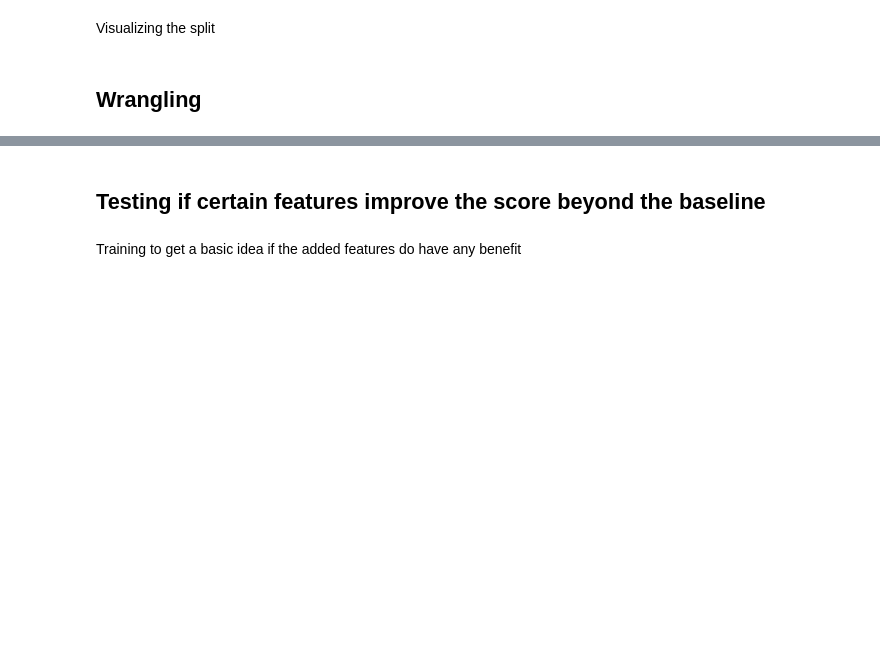
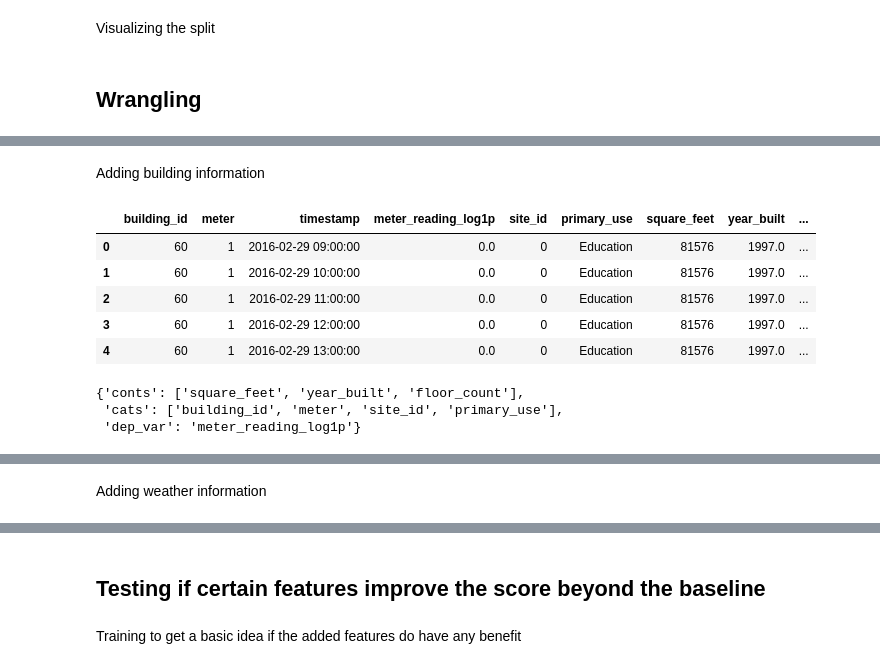
Before and after one commit to eschmidt42/ashrae, a Jupyter notebook: nbs/02_preprocessing.ipynb, the cells around one changed output, grey strips where cells are left out. Drawn from its saved outputs; the diff is of its cells as text; code cells hidden in the pictures; blank space fills up the shorter version.

```diff
--- a/nbs/02_preprocessing.ipynb
+++ b/nbs/02_preprocessing.ipynb
@@ -549,0 +680,2 @@ df, var_names = process(train.copy(),
+# %% [markdown]
+Adding building information
@@ -549,0 +694,18 @@ df, var_names = process(train.copy(),
+# %%
+%%time
+processor = Processor()
+tfms_config = {'add_building_features':{}}
+tmp = train.loc[(train['building_id']==60)&(train['meter']==1)]
+_df, _vars = processor(tmp, tfms_configs=tfms_config,
+                       df_building=building)
+display(_df.head(), _vars)
+# %% [output]
+|  | building_id | meter | timestamp | meter_reading_log1p | site_id | primary_use | square_feet | year_built | ... |
+| 0 | 60 | 1 | 2016-02-29 09:00:00 | 0.0 | 0 | Education | 81576 | 1997.0 | ... |
+| 1 | 60 | 1 | 2016-02-29 10:00:00 | 0.0 | 0 | Education | 81576 | 1997.0 | ... |
+| 2 | 60 | 1 | 2016-02-29 11:00:00 | 0.0 | 0 | Education | 81576 | 1997.0 | ... |
+| 3 | 60 | 1 | 2016-02-29 12:00:00 | 0.0 | 0 | Education | 81576 | 1997.0 | ... |
+| 4 | 60 | 1 | 2016-02-29 13:00:00 | 0.0 | 0 | Education | 81576 | 1997.0 | ... |
+{'conts': ['square_feet', 'year_built', 'floor_count'],
+ 'cats': ['building_id', 'meter', 'site_id', 'primary_use'],
+ 'dep_var': 'meter_reading_log1p'}
@@ -549,0 +721,2 @@ df, var_names = process(train.copy(),
+# %% [markdown]
+Adding weather information
```
Also changed, not shown: parts of 69 cells of this notebook, 1 other file.
